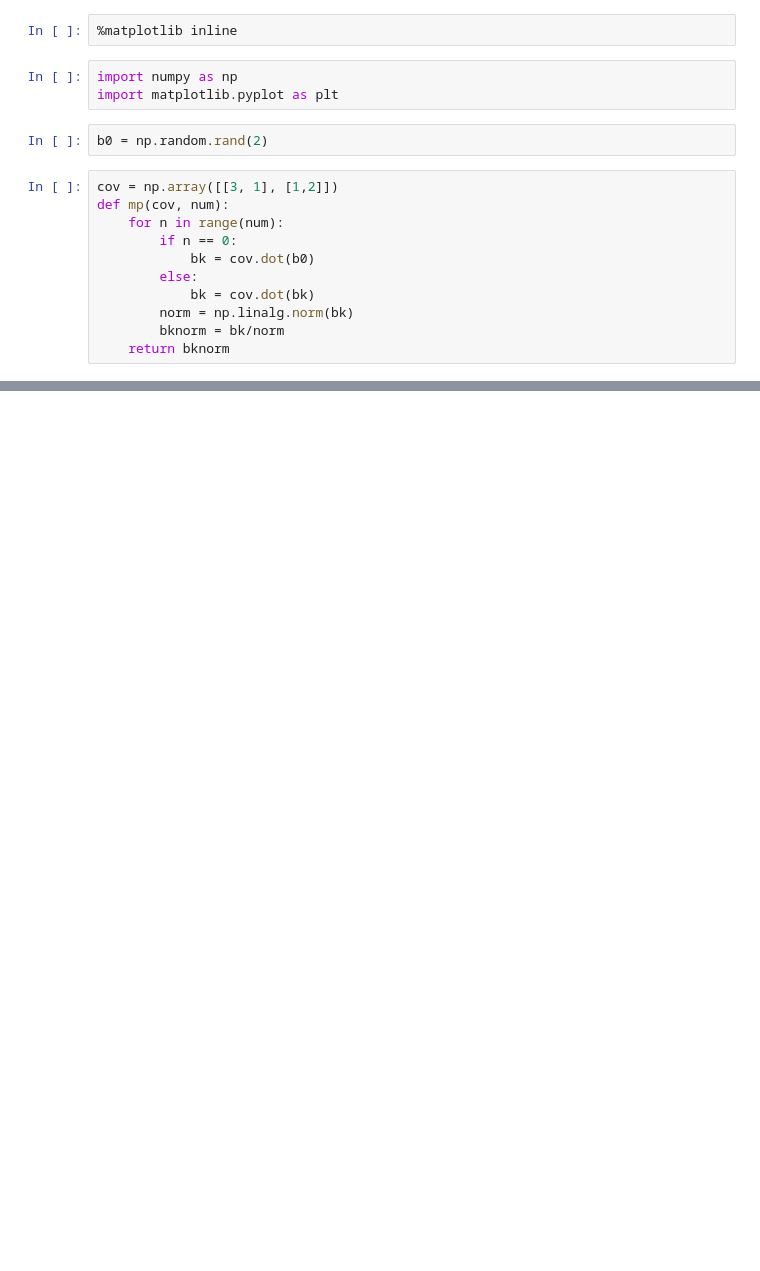
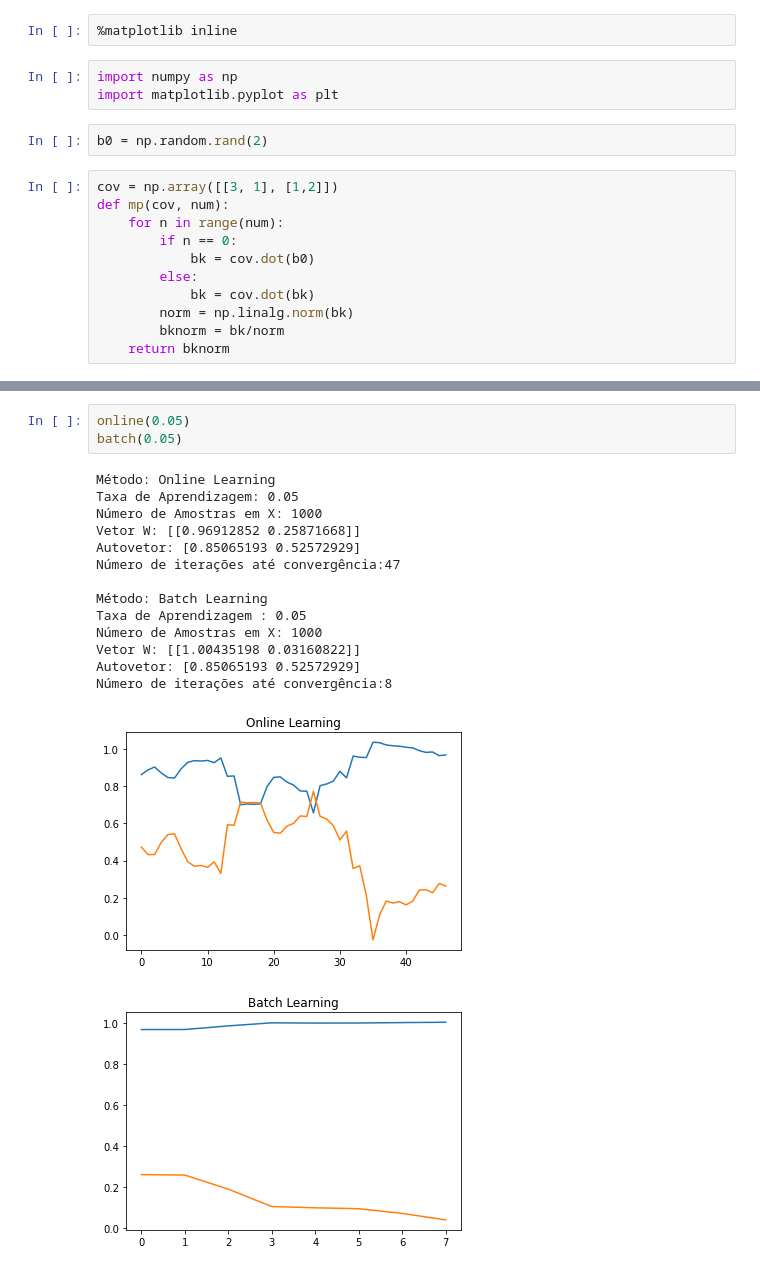
Before and after one commit to alezitus/AlePDPD, a Jupyter notebook: 3.1.ipynb, the cells around one changed output, grey strips where cells are left out. Cells and saved outputs as stored; diff of their text form; blank space fills up the shorter version.

```diff
--- a/3.1.ipynb
+++ b/3.1.ipynb
@@ -77,0 +163,19 @@ Número de iterações até convergência:3000
+# %%
+online(0.05)
+batch(0.05)
+# %% [output]
+Método: Online Learning
+Taxa de Aprendizagem: 0.05
+Número de Amostras em X: 1000
+Vetor W: [[0.96912852 0.25871668]]
+Autovetor: [0.85065193 0.52572929]
+Número de iterações até convergência:47
+
+Método: Batch Learning
+Taxa de Aprendizagem : 0.05
+Número de Amostras em X: 1000
+Vetor W: [[1.00435198 0.03160822]]
+Autovetor: [0.85065193 0.52572929]
+Número de iterações até convergência:8
+[figure, added]
+[figure, added]
```
Also changed, not shown: parts of 11 cells of this notebook.
